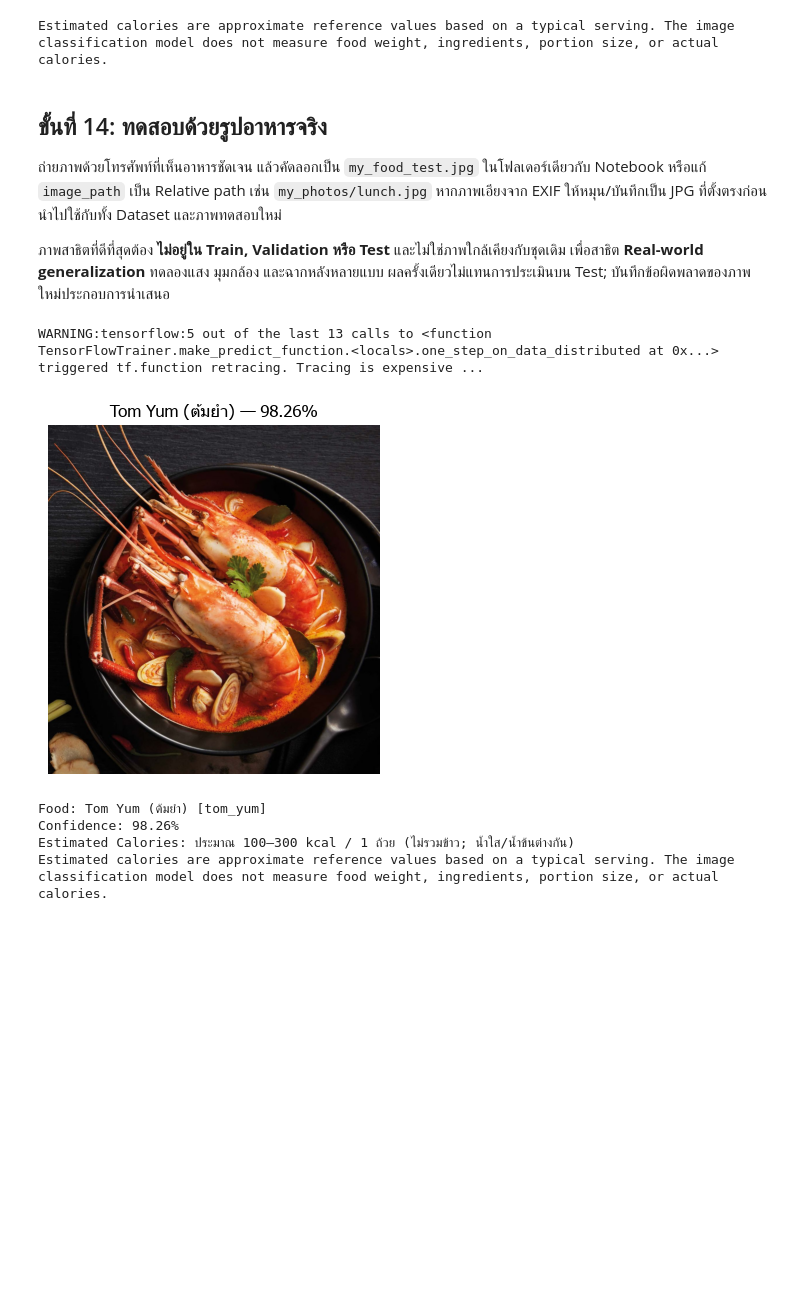
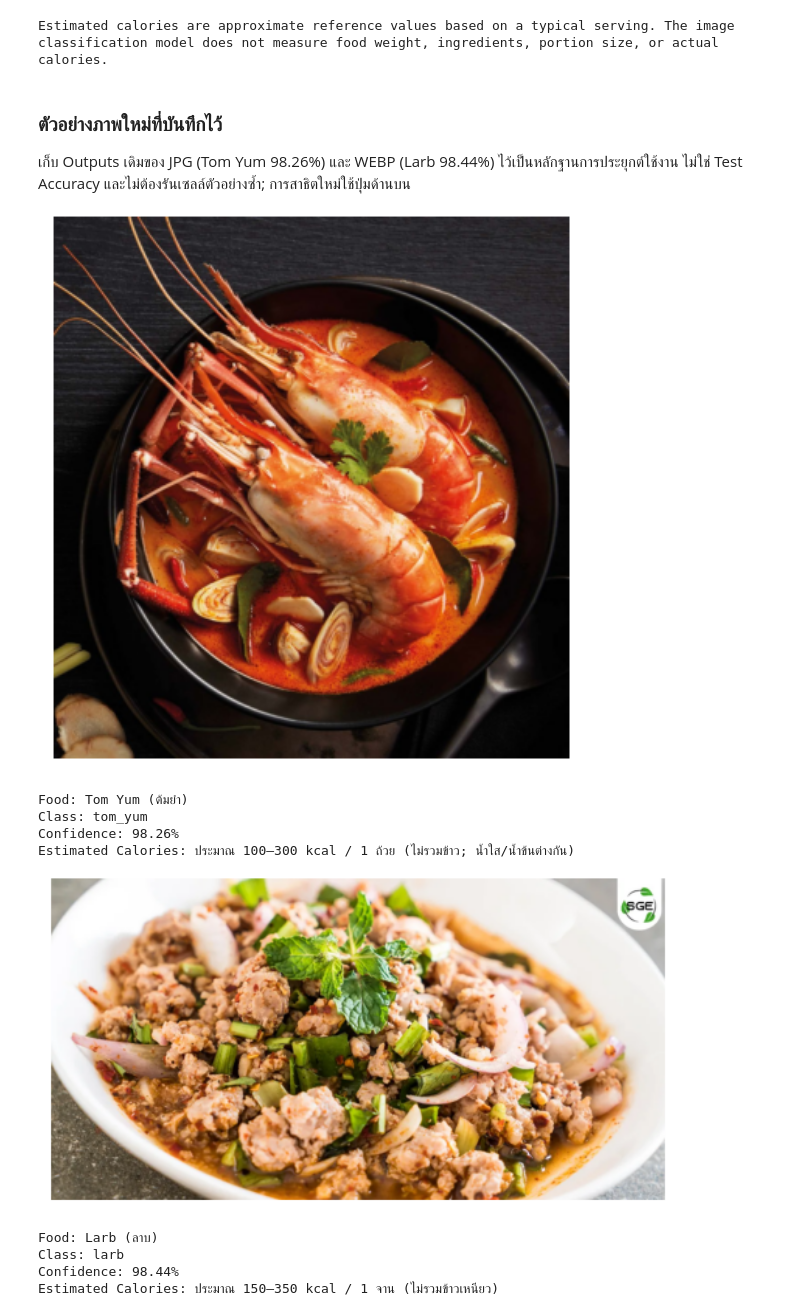
Before and after one commit to Wanwisa2548/campus-recruitment-ml, a Jupyter notebook: task2_thai_food_classification.ipynb, the cells around one changed output. Saved outputs shown, nothing was run; the diff lists cells and outputs as text; code cells hidden in the pictures; blank space fills up the shorter version.

Commit message:
Improve Task 2 live demo and presentation mode

```diff
--- a/task2_thai_food_classification.ipynb
+++ b/task2_thai_food_classification.ipynb
@@ -781,21 +681,21 @@ print(CALORIE_DISCLAIMER)
 | 4 | pad_kra_pao | ประมาณ 450–750 kcal / 1 จานพร้อมข... |
 Estimated calories are approximate reference values based on a typical serving. The image classification model does not measure food weight, ingredients, portion size, or actual calories.
 # %% [markdown]
-## ขั้นที่ 14: ทดสอบด้วยรูปอาหารจริง
-ถ่ายภาพด้วยโทรศัพท์ที่เห็นอาหารชัดเจน แล้วคัดลอกเป็น `my_food_test.jpg` ในโฟลเดอร์เดียวกับ Notebook
-หรือแก้ `image_path` เป็น Relative path เช่น `my_photos/lunch.jpg`
-หากภาพเอียงจาก EXIF ให้หมุน/บันทึกเป็น JPG ที่ตั้งตรงก่อนนำไปใช้กับทั้ง Dataset และภาพทดสอบใหม่
-
-ภาพสาธิตที่ดีที่สุดต้อง **ไม่อยู่ใน Train, Validation หรือ Test** และไม่ใช่ภาพใกล้เคียงกับชุดเดิม
-เพื่อสาธิต **Real-world generalization** ทดลองแสง มุมกล้อง และฉากหลังหลายแบบ
-ผลครั้งเดียวไม่แทนการประเมินบน Test; บันทึกข้อผิดพลาดของภาพใหม่ประกอบการนำเสนอ
+### ตัวอย่างภาพใหม่ที่บันทึกไว้
+เก็บ Outputs เดิมของ JPG (Tom Yum 98.26%) และ WEBP (Larb 98.44%) ไว้เป็นหลักฐานการประยุกต์ใช้งาน
+ไม่ใช่ Test Accuracy และไม่ต้องรันเซลล์ตัวอย่างซ้ำ; การสาธิตใหม่ใช้ปุ่มด้านบน
 # %%
-image_path = "my_food_test.jpg"
-prediction = predict_food(image_path)
+# Outputs ประวัติการทำนายภาพใหม่จากเซลล์ JPG และ WEBP เดิม
+# เก็บภาพและผลเดิมครบ โดยไม่เปิด picker หรือทำนาย fixed image ซ้ำ
+# สำหรับการสาธิตใหม่ ให้รันเซลล์ Live Demo หรือ Presentation Mode
 # %% [output]
+[figure, new version]
-WARNING:tensorflow:5 out of the last 13 calls to <function TensorFlowTrainer.make_predict_function.<locals>.one_step_on_data_distributed at 0x...> triggered tf.function retracing. Tracing is expensive ...
+Food: Tom Yum (ต้มยำ)
+Class: tom_yum
+Confidence: 98.26%
+Estimated Calories: ประมาณ 100–300 kcal / 1 ถ้วย (ไม่รวมข้าว; น้ำใส/น้ำข้นต่างกัน)
-[figure, old version]
+[figure, added]
-Food: Tom Yum (ต้มยำ) [tom_yum]
-Confidence: 98.26%
-Estimated Calories: ประมาณ 100–300 kcal / 1 ถ้วย (ไม่รวมข้าว; น้ำใส/น้ำข้นต่างกัน)
-Estimated calories are approximate reference values based on a typical serving. The image classification model does not measure food weight, ingredients, portion size, or actual calories.
+Food: Larb (ลาบ)
+Class: larb
+Confidence: 98.44%
+Estimated Calories: ประมาณ 150–350 kcal / 1 จาน (ไม่รวมข้าวเหนียว)
```
Also changed, not shown: parts of 33 cells of this notebook, 1 other file.
